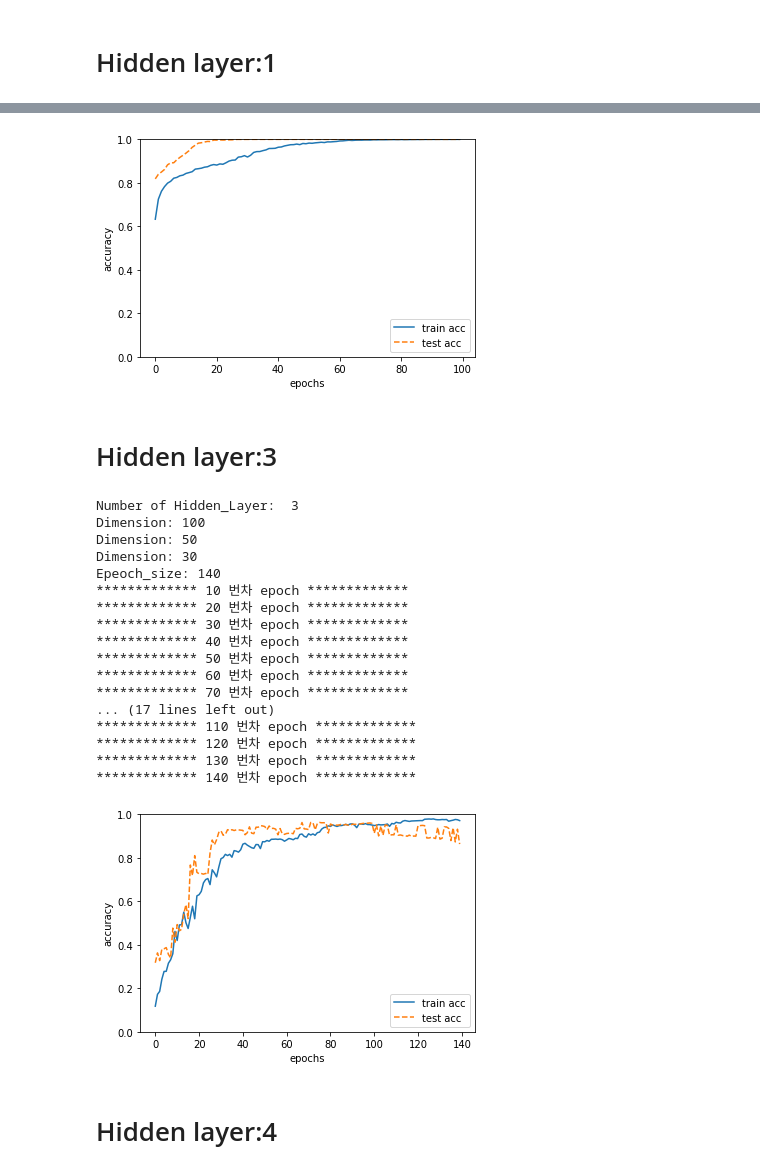
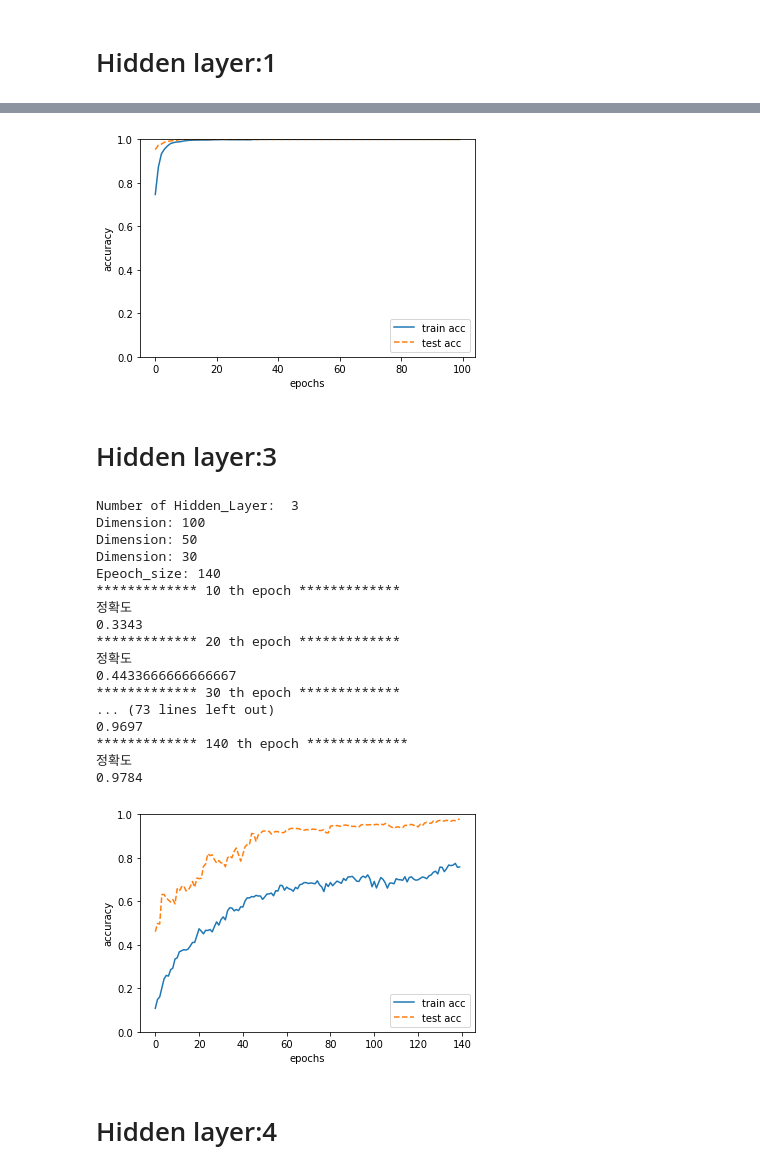
Before and after one commit to YHWOO13/JBNU-2021-WINTER, a Jupyter notebook: Deep Learning/4.4 MLP - Stochastic Gradient Descent Method.ipynb, the cells around one changed output, grey strips where cells are left out. Cells and saved outputs as stored; diff of their text form; code cells hidden in the pictures.

```diff
--- a/Deep Learning/4.4 MLP - Stochastic Gradient Descent Method.ipynb
+++ b/Deep Learning/4.4 MLP - Stochastic Gradient Descent Method.ipynb
@@ -318,15 +287,15 @@ Epeoch_size: 100
 # %%
 markers = {'train': 'o', 'test': 's'}
 x = np.arange(epoch_size)
-plt.plot(x, train_result, label='train acc')
-plt.plot(x, test_result, label='test acc', linestyle='--')
+plt.plot(x, train_result1, label='train acc')
+plt.plot(x, test_result1, label='test acc', linestyle='--')
 plt.xlabel("epochs")
 plt.ylabel("accuracy")
 plt.ylim(0, 1.0)
 plt.legend(loc='lower right')
 plt.show()
 # %% [output]
-[figure, old version]
+[figure, new version]
 # %% [markdown]
 # Hidden layer:3
 # %%
@@ -338,8 +307,9 @@ iter_per_epoch = 10
 
 
 epoch_size = int(input('Epeoch_size:'))
-train_result = learning(model3, swl3, x_train, t_train, minibatch_size, epoch_size, 0.00001)
-test_result = learning(model3, swl3, x_test, t_test, minibatch_size, epoch_size, 0.00001)
+train_result3 = learning(model3, swl3, x_train, t_train, minibatch_size, epoch_size, 0.00001)
+test_result3 = learning(model3, swl3, x_test, t_test, minibatch_size, epoch_size, 0.00001)
+layer3 = [np.max(train_result3),np.max(test_result3)]
 #learning(model, swl, x_train, t_train, minibatch_size, epoch_size, 0.0001)
 # %% [output]
 Number of Hidden_Layer:  3
@@ -347,30 +317,30 @@ Dimension: 100
 Dimension: 50
 Dimension: 30
 Epeoch_size: 140
-************* 10 번차 epoch *************
-************* 20 번차 epoch *************
-************* 30 번차 epoch *************
-************* 40 번차 epoch *************
-************* 50 번차 epoch *************
-************* 60 번차 epoch *************
-************* 70 번차 epoch *************
-... (17 lines left out)
-************* 110 번차 epoch *************
-************* 120 번차 epoch *************
-************* 130 번차 epoch *************
-************* 140 번차 epoch *************
+************* 10 th epoch *************
+정확도
+0.3343
+************* 20 th epoch *************
+정확도
+0.4433666666666667
+************* 30 th epoch *************
+... (73 lines left out)
+0.9697
+************* 140 th epoch *************
+정확도
+0.9784
 # %%
 markers = {'train': 'o', 'test': 's'}
 x = np.arange(epoch_size)
-plt.plot(x, train_result, label='train acc')
-plt.plot(x, test_result, label='test acc', linestyle='--')
+plt.plot(x, train_result3, label='train acc')
+plt.plot(x, test_result3, label='test acc', linestyle='--')
 plt.xlabel("epochs")
 plt.ylabel("accuracy")
 plt.ylim(0, 1.0)
 plt.legend(loc='lower right')
 plt.show()
 # %% [output]
-[figure, old version]
+[figure, new version]
 # %% [markdown]
 # Hidden layer:4
 # %%
```
Also changed, not shown: parts of 12 cells of this notebook, 10 other files.
